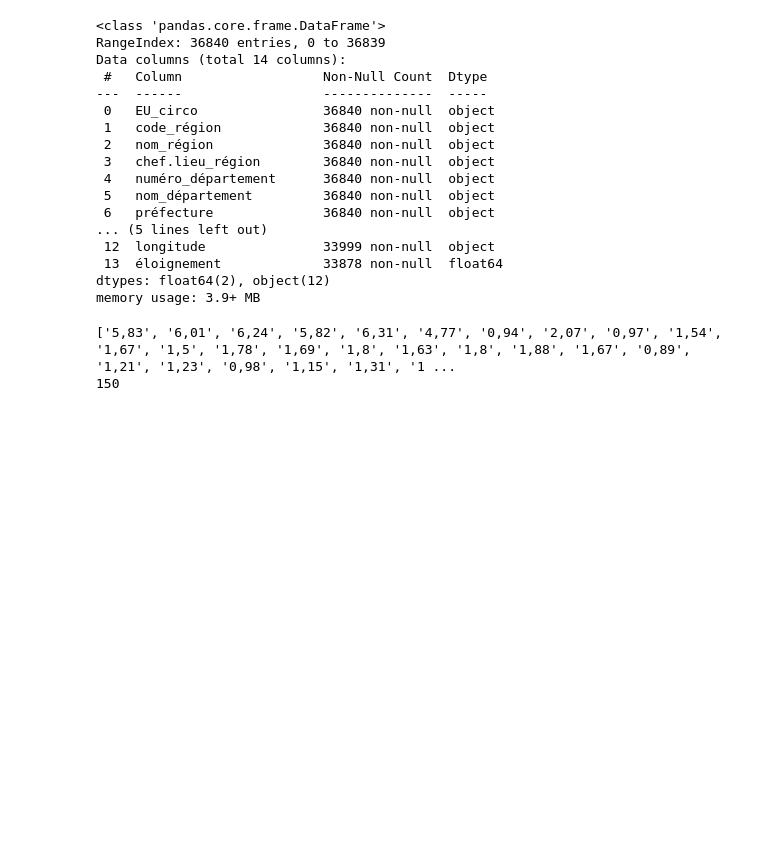
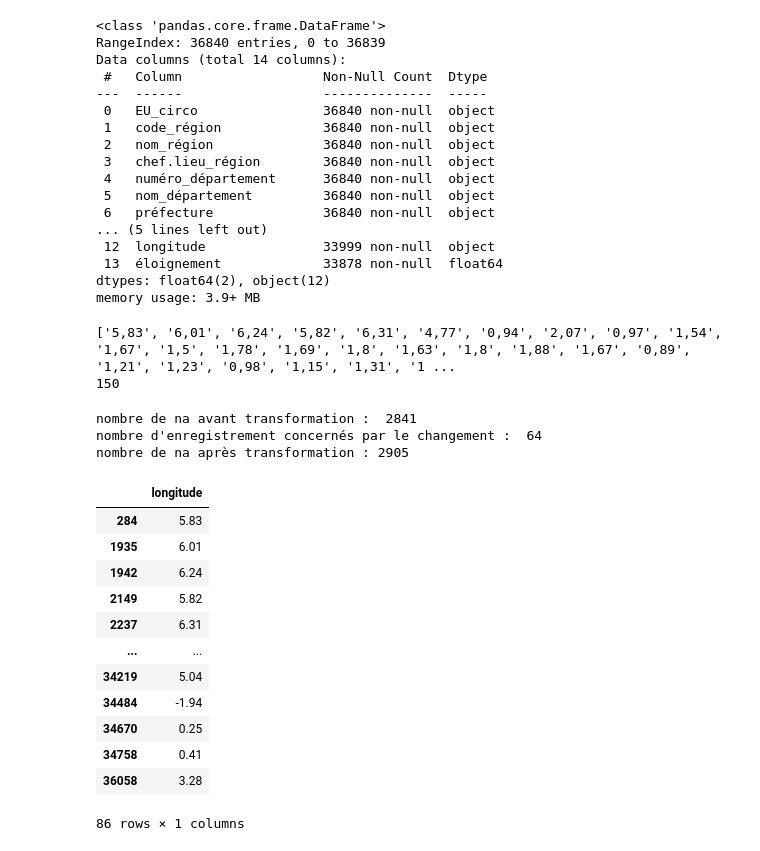
Before and after one commit to Mariehf64/fev23cda_french_industry, a Jupyter notebook: Exploration_name_geographic_information.ipynb, the cells around one changed output. Saved outputs shown, nothing was run; the diff lists cells and outputs as text; code cells hidden in the pictures; blank space fills up the shorter version.

```diff
--- a/Exploration_name_geographic_information.ipynb
+++ b/Exploration_name_geographic_information.ipynb
@@ -144,3 +144,33 @@ print(len(liste)) # nombre d'erreurs
 # %% [output]
 ['5,83', '6,01', '6,24', '5,82', '6,31', '4,77', '0,94', '2,07', '0,97', '1,54', '1,67', '1,5', '1,78', '1,69', '1,8', '1,63', '1,8', '1,88', '1,67', '0,89', '1,21', '1,23', '0,98', '1,15', '1,31', '1 ...
 150
+# %%
+# remplacer "-" par Na
+print("nombre de na avant transformation : ",df.longitude.isna().sum())  # nombre de na avant transformation
+print("nombre d'enregistrement concernés par le changement : ",df.longitude[df.longitude=='-'].count()) # nombre d'enregistrement concernés par le changement
+df.longitude=df.longitude.replace(to_replace='-',value=np.nan) # changement
+print("nombre de na après transformation :",df.longitude.isna().sum()) # nombre de na après transformation
+# %% [output]
+nombre de na avant transformation :  2841
+nombre d'enregistrement concernés par le changement :  64
+nombre de na après transformation : 2905
+# %%
+ # remplacer les ',' par '.'
+df_test=pd.DataFrame()
+df_test['longitude']=df.longitude[df.longitude.str.contains(',')==1]
+df_test.longitude=df.longitude.str.replace(',','.')
+df_test
+# %% [output]
+|  | longitude |
+| 284 | 5.83 |
+| 1935 | 6.01 |
+| 1942 | 6.24 |
+| 2149 | 5.82 |
+| 2237 | 6.31 |
+| ... | ... |
+| 34219 | 5.04 |
+| 34484 | -1.94 |
+| 34670 | 0.25 |
+| 34758 | 0.41 |
+| 36058 | 3.28 |
+86 rows × 1 columns
```
Also changed, not shown: parts of 1 cell of this notebook.
